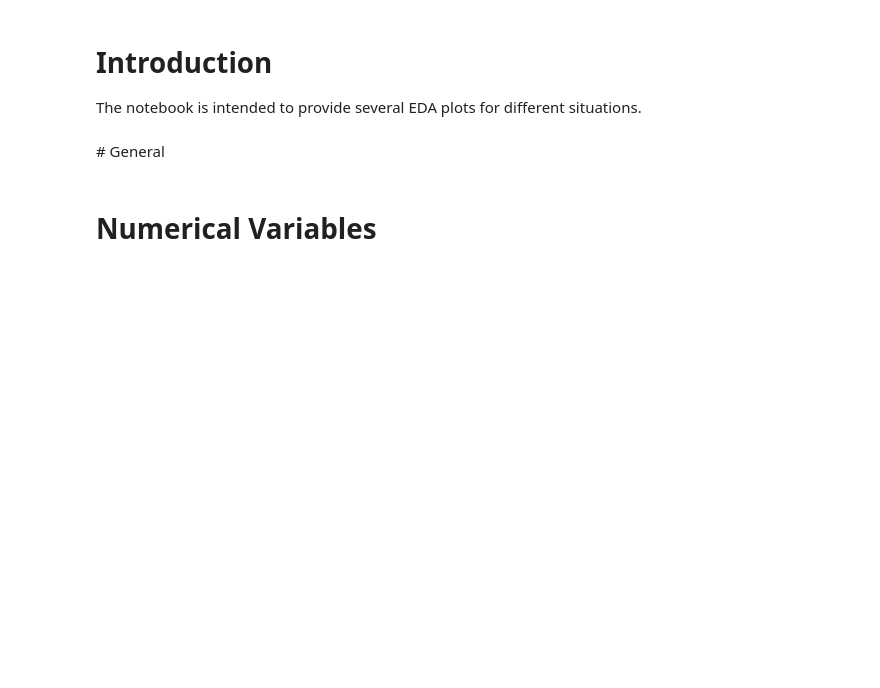
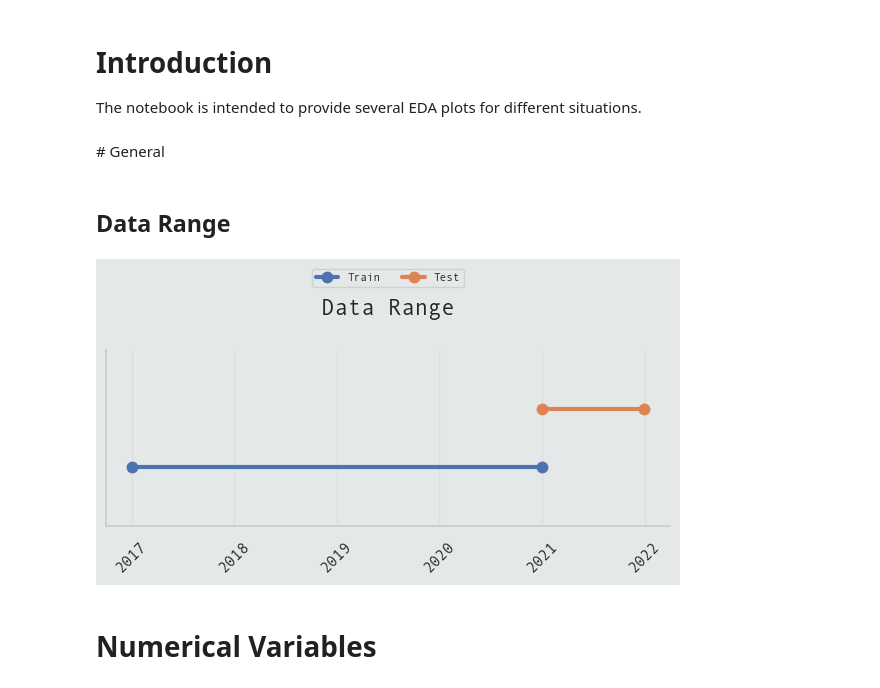
Before and after one commit to Volscente/cheat_sheets, a Jupyter notebook: data_science/eda_plots.ipynb, the cells around one changed output. Saved outputs shown, nothing was run; the diff lists cells and outputs as text; code cells hidden in the pictures; blank space fills up the shorter version.

```diff
--- a/data_science/eda_plots.ipynb
+++ b/data_science/eda_plots.ipynb
@@ -44,11 +46,69 @@ reset_colors = Style.RESET_ALL
 # %%
 # Define local data file paths
 books_sold_train_file_path = Path(os.path.abspath('')).parents[0] / 'data' / 'books_sold_train.csv'
+books_sold_test_file_path = Path(os.path.abspath('')).parents[0] / 'data' / 'books_sold_test.csv'
 
 # Read data
 books_sold_train = pd.read_csv(books_sold_train_file_path, parse_dates=['date'], index_col=0)
+books_sold_test = pd.read_csv(books_sold_test_file_path, parse_dates=['date'], index_col=0)
 # %% [markdown]
 # General
+# %% [markdown]
+## Data Range
+# %%
+# Compute the min and max time range for train & test data
+books_sold_train_range = books_sold_train.date.agg(['min', 'max'])
+books_soldtest_range = books_sold_test.date.agg(['min', 'max'])
+
+# Define figure and axes
+figure, ax = plt.subplots(1, 1, figsize=(6, 3))
+
+# Plot the train time range
+ax.plot(books_sold_train_range,
+        [0.2, 0.2],
+        linewidth=3,
+        marker='.',
+        markersize=15,
+        label='Train')
+
+# Plot the test time rage
+ax.plot(books_soldtest_range,
+        [0.3, 0.3],
+        linewidth=3,
+        marker='.',
+        markersize=15,
+        label='Test')
+
+# Refine plot height
+ax.set_ylim(0.1, 0.4)
+
+# Remove the y-ticks since it's not need
+ax.set_yticks(ticks=[]);
+
+# Set subplot tick rotation
+ax.tick_params(labelrotation=45)
+
+# Retrieve legend information
+handles = ax.get_legend_handles_labels()[0]
+labels = ax.get_legend_handles_labels()[1]
+ax.legend().remove()
+
+# Set the legend
+figure.legend(handles,
+              labels,
+              loc='upper center',
+              bbox_to_anchor=(0.5, 1.10),
+              fontsize=8,
+              ncol=len(handles))
+
+# Set figure Title
+figure.suptitle('Data Range',
+                fontweight='bold',
+                fontsize=16)
+
+plt.tight_layout()
+# %% [output]
+[figure, added]
 # %% [markdown]
 # Numerical Variables
 # %% [markdown]
```
Also changed, not shown: parts of 5 cells of this notebook, 1 other file.
